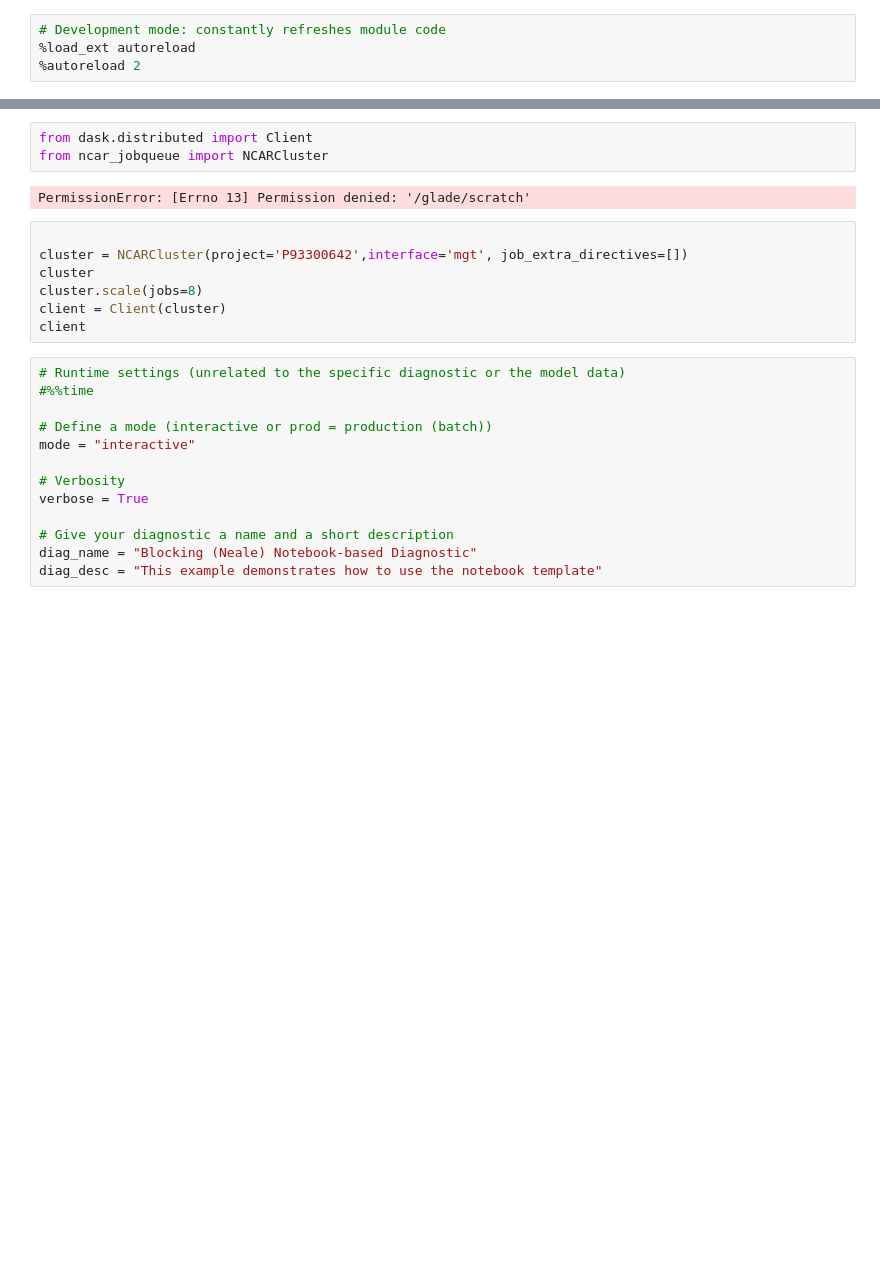
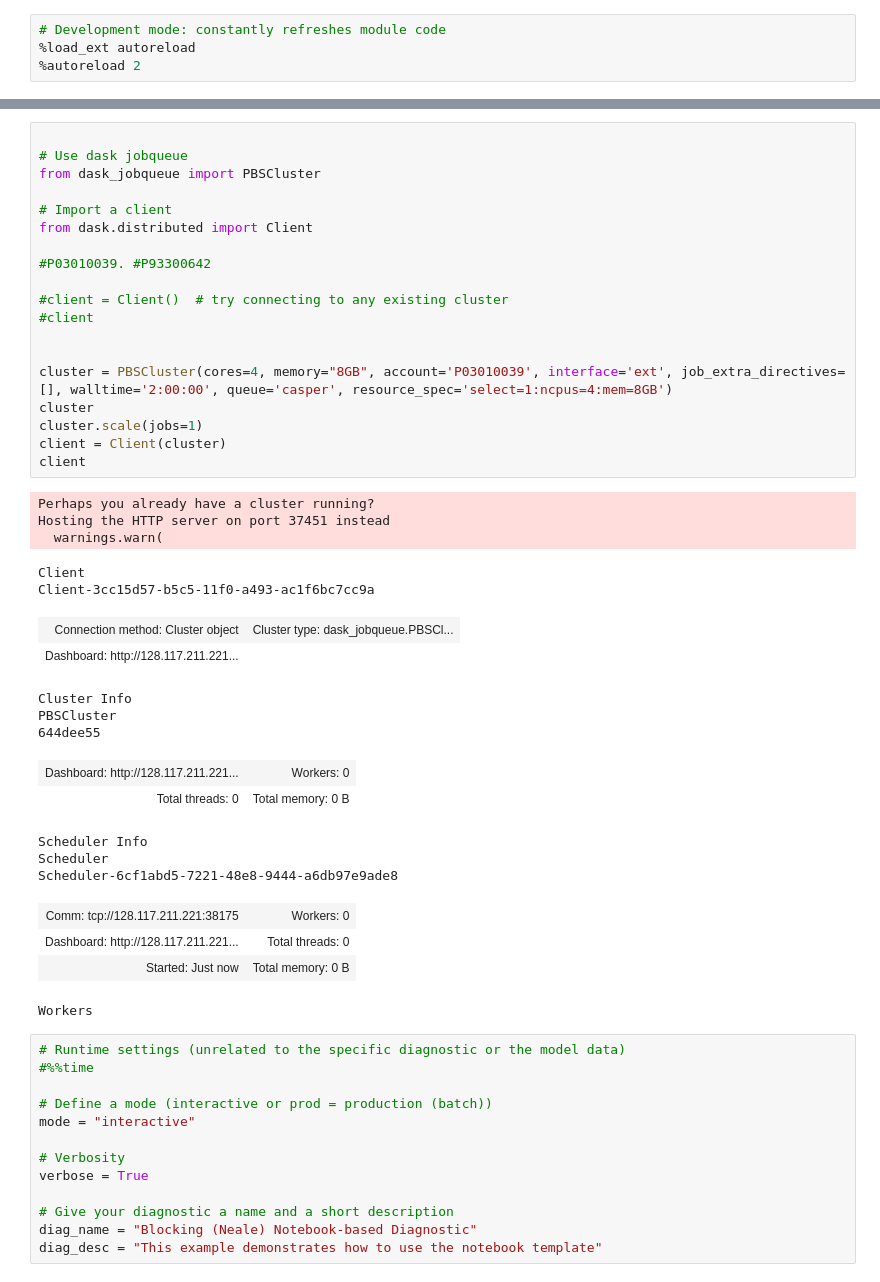
Before and after one commit to NOAA-GFDL/MDTF-diagnostics, a Jupyter notebook: diagnostics/blocking_neale_nb/blocking_main_esnb.ipynb, the cells around one changed output, grey strips where cells are left out. Cells and saved outputs as stored; diff of their text form; blank space fills up the shorter version.

```diff
--- a/diagnostics/blocking_neale_nb/blocking_main_esnb.ipynb
+++ b/diagnostics/blocking_neale_nb/blocking_main_esnb.ipynb
@@ -21,15 +21,42 @@ import os
 # %%
+
+# Use dask jobqueue
+from dask_jobqueue import PBSCluster
+
+# Import a client
 from dask.distributed import Client
-from ncar_jobqueue import NCARCluster
+
+#P03010039. #P93300642
+
+#client = Client()  # try connecting to any existing cluster
+#client
+
+
+cluster = PBSCluster(cores=4, memory="8GB", account='P03010039', interface='ext', job_extra_directives=[], walltime='2:00:00', queue='casper', resource_spec='select=1:ncpus=4:mem=8GB')
+cluster
+cluster.scale(jobs=1)
+client = Client(cluster)
+client
 # %% [output]
-PermissionError: [Errno 13] Permission denied: '/glade/scratch'
+Perhaps you already have a cluster running?
+Hosting the HTTP server on port 37451 instead
+  warnings.warn(
+Client
+Client-3cc15d57-b5c5-11f0-a493-ac1f6bc7cc9a
+| Connection method: Cluster object | Cluster type: dask_jobqueue.PBSCl... |
+| Dashboard: http://128.117.211.221... |  |
+Cluster Info
+PBSCluster
+644dee55
+| Dashboard: http://128.117.211.221... | Workers: 0 |
+| Total threads: 0 | Total memory: 0 B |
+Scheduler Info
+Scheduler
+Scheduler-6cf1abd5-7221-48e8-9444-a6db97e9ade8
+| Comm: tcp://128.117.211.221:38175 | Workers: 0 |
+| Dashboard: http://128.117.211.221... | Total threads: 0 |
+| Started: Just now | Total memory: 0 B |
+Workers
-# %%
-
-cluster = NCARCluster(project='P93300642',interface='mgt', job_extra_directives=[])
-cluster
-cluster.scale(jobs=8)
-client = Client(cluster)
-client
 # %%
 # Runtime settings (unrelated to the specific diagnostic or the model data)
 #%%time
```
Also changed, not shown: parts of 18 cells of this notebook, 1 other file.
